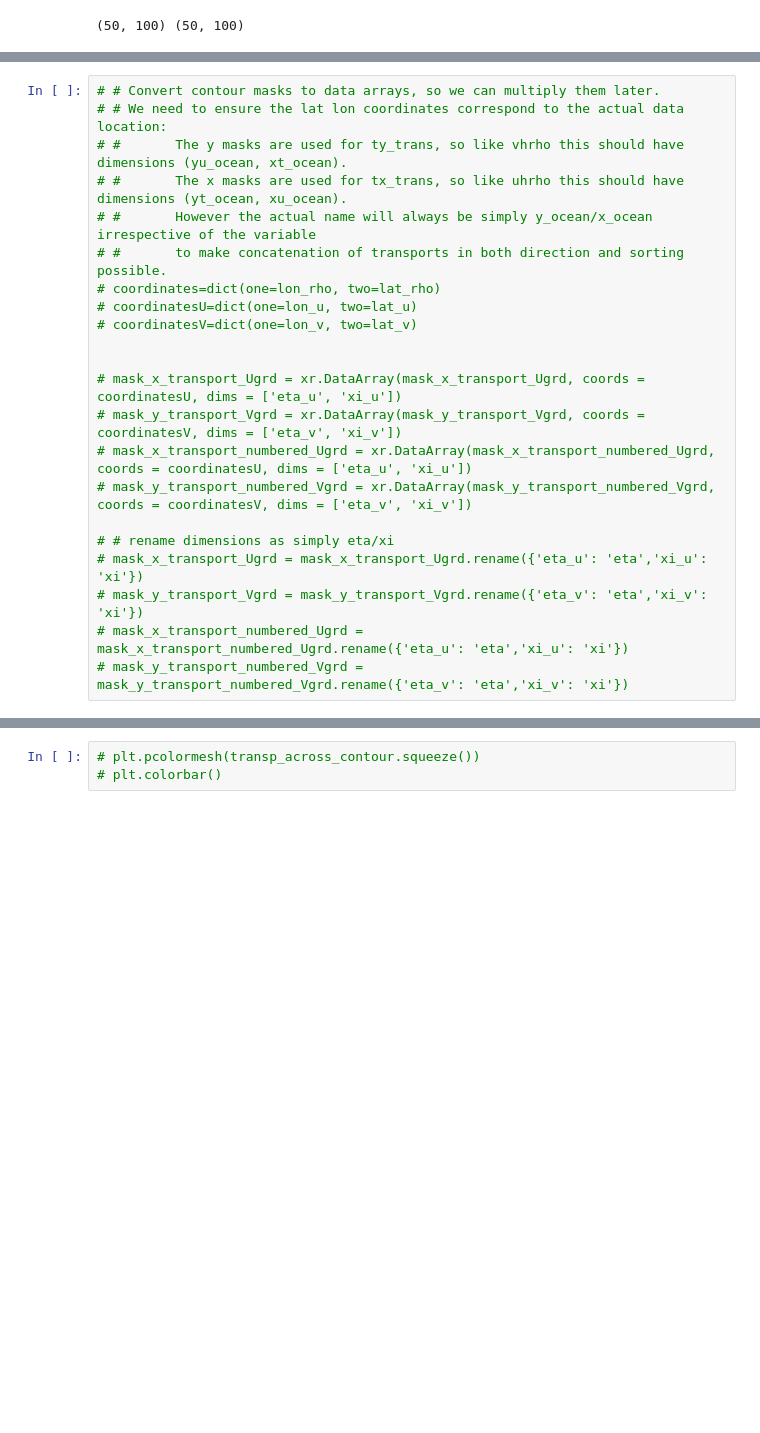
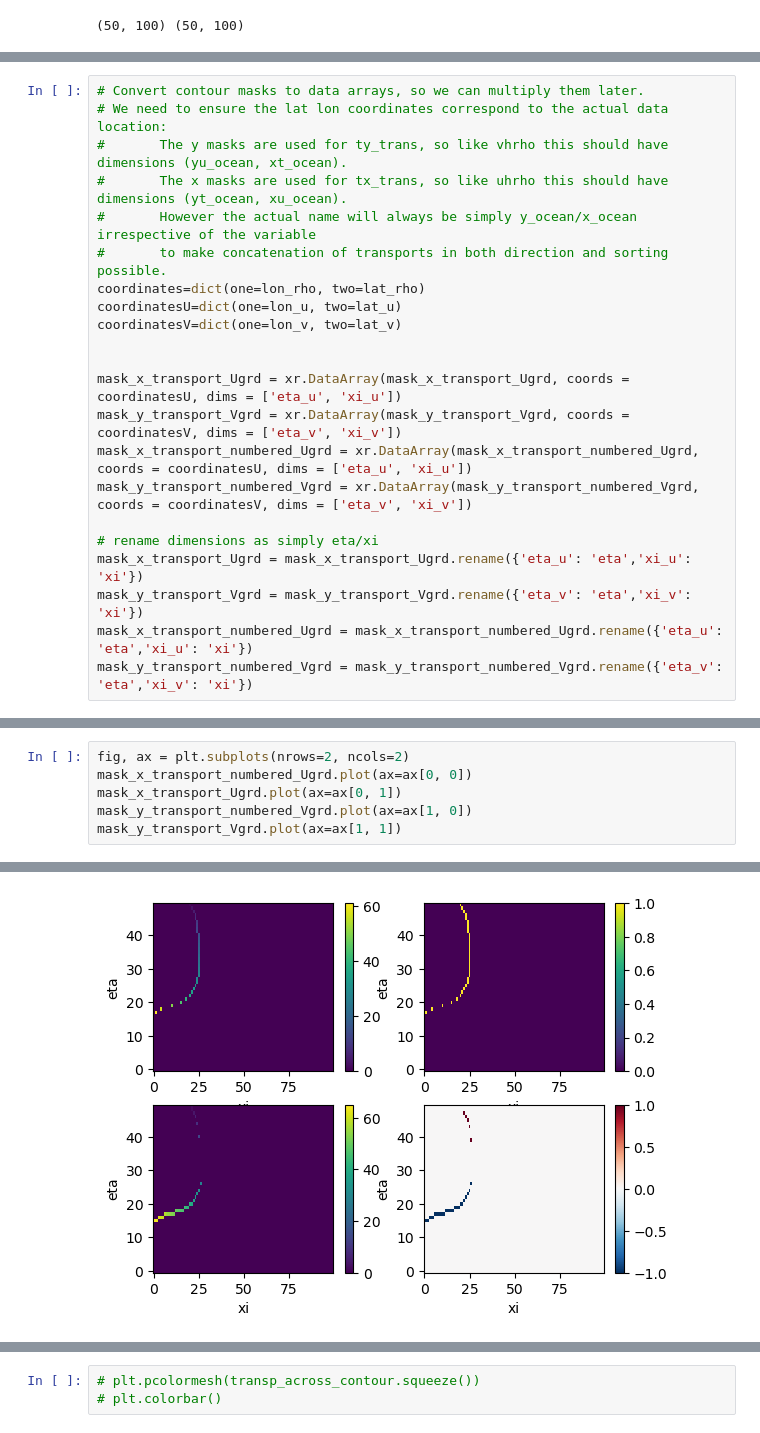
Before and after one commit to fncsobral/waom_notebook, a Jupyter notebook: OHB_shelf/Cross-1500m/testing.ipynb, the cells around one changed output, grey strips where cells are left out. Drawn from its saved outputs; the diff is of its cells as text; blank space fills up the shorter version.

```diff
--- a/OHB_shelf/Cross-1500m/testing.ipynb
+++ b/OHB_shelf/Cross-1500m/testing.ipynb
@@ -705,22 +705,22 @@ print(pm.shape, pn.shape)
 # %%
-# # Convert contour masks to data arrays, so we can multiply them later.
-# # We need to ensure the lat lon coordinates correspond to the actual data location:
-# #       The y masks are used for ty_trans, so like vhrho this should have dimensions (yu_ocean, xt_ocean).
-# #       The x masks are used for tx_trans, so like uhrho this should have dimensions (yt_ocean, xu_ocean).
-# #       However the actual name will always be simply y_ocean/x_ocean irrespective of the variable
-# #       to make concatenation of transports in both direction and sorting possible.
-# coordinates=dict(one=lon_rho, two=lat_rho)
-# coordinatesU=dict(one=lon_u, two=lat_u)
-# coordinatesV=dict(one=lon_v, two=lat_v)
+# Convert contour masks to data arrays, so we can multiply them later.
+# We need to ensure the lat lon coordinates correspond to the actual data location:
+#       The y masks are used for ty_trans, so like vhrho this should have dimensions (yu_ocean, xt_ocean).
+#       The x masks are used for tx_trans, so like uhrho this should have dimensions (yt_ocean, xu_ocean).
+#       However the actual name will always be simply y_ocean/x_ocean irrespective of the variable
+#       to make concatenation of transports in both direction and sorting possible.
+coordinates=dict(one=lon_rho, two=lat_rho)
+coordinatesU=dict(one=lon_u, two=lat_u)
+coordinatesV=dict(one=lon_v, two=lat_v)
 
 
-# mask_x_transport_Ugrd = xr.DataArray(mask_x_transport_Ugrd, coords = coordinatesU, dims = ['eta_u', 'xi_u'])
-# mask_y_transport_Vgrd = xr.DataArray(mask_y_transport_Vgrd, coords = coordinatesV, dims = ['eta_v', 'xi_v'])
-# mask_x_transport_numbered_Ugrd = xr.DataArray(mask_x_transport_numbered_Ugrd, coords = coordinatesU, dims = ['eta_u', 'xi_u'])
-# mask_y_transport_numbered_Vgrd = xr.DataArray(mask_y_transport_numbered_Vgrd, coords = coordinatesV, dims = ['eta_v', 'xi_v'])
+mask_x_transport_Ugrd = xr.DataArray(mask_x_transport_Ugrd, coords = coordinatesU, dims = ['eta_u', 'xi_u'])
+mask_y_transport_Vgrd = xr.DataArray(mask_y_transport_Vgrd, coords = coordinatesV, dims = ['eta_v', 'xi_v'])
+mask_x_transport_numbered_Ugrd = xr.DataArray(mask_x_transport_numbered_Ugrd, coords = coordinatesU, dims = ['eta_u', 'xi_u'])
+mask_y_transport_numbered_Vgrd = xr.DataArray(mask_y_transport_numbered_Vgrd, coords = coordinatesV, dims = ['eta_v', 'xi_v'])
 
-# # rename dimensions as simply eta/xi
-# mask_x_transport_Ugrd = mask_x_transport_Ugrd.rename({'eta_u': 'eta','xi_u': 'xi'})
-# mask_y_transport_Vgrd = mask_y_transport_Vgrd.rename({'eta_v': 'eta','xi_v': 'xi'})
-# mask_x_transport_numbered_Ugrd = mask_x_transport_numbered_Ugrd.rename({'eta_u': 'eta','xi_u': 'xi'})
-# mask_y_transport_numbered_Vgrd = mask_y_transport_numbered_Vgrd.rename({'eta_v': 'eta','xi_v': 'xi'})
+# rename dimensions as simply eta/xi
+mask_x_transport_Ugrd = mask_x_transport_Ugrd.rename({'eta_u': 'eta','xi_u': 'xi'})
+mask_y_transport_Vgrd = mask_y_transport_Vgrd.rename({'eta_v': 'eta','xi_v': 'xi'})
+mask_x_transport_numbered_Ugrd = mask_x_transport_numbered_Ugrd.rename({'eta_u': 'eta','xi_u': 'xi'})
+mask_y_transport_numbered_Vgrd = mask_y_transport_numbered_Vgrd.rename({'eta_v': 'eta','xi_v': 'xi'})
@@ -728,0 +727,7 @@ print(pm.shape, pn.shape)
+# %%
+fig, ax = plt.subplots(nrows=2, ncols=2)
+mask_x_transport_numbered_Ugrd.plot(ax=ax[0, 0])
+mask_x_transport_Ugrd.plot(ax=ax[0, 1])
+mask_y_transport_numbered_Vgrd.plot(ax=ax[1, 0])
+mask_y_transport_Vgrd.plot(ax=ax[1, 1])
+# %% [output]
@@ -729 +735,2 @@ print(pm.shape, pn.shape)
+[figure, added]
 # %%
```
Also changed, not shown: parts of 19 cells of this notebook.
